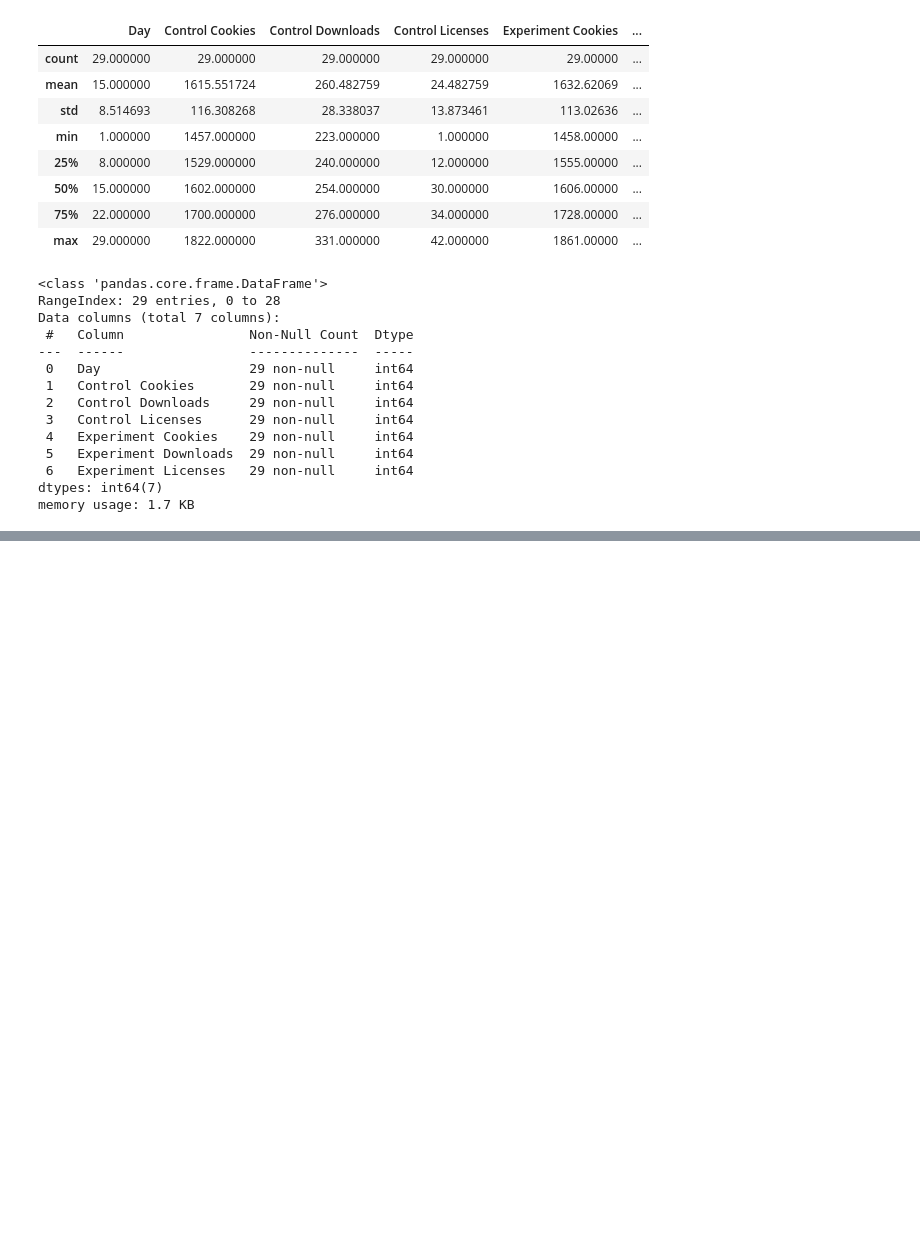
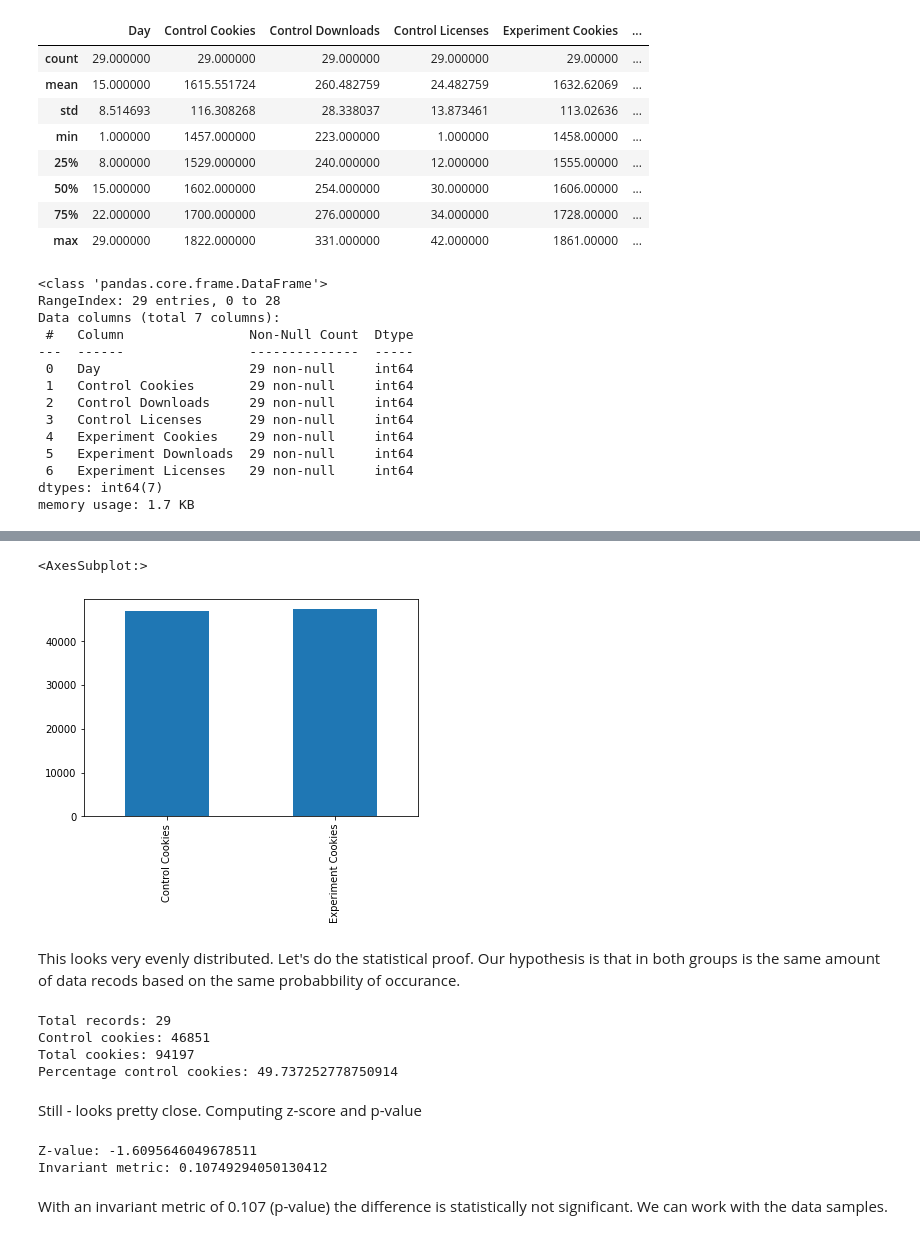
Before and after one commit to LarsTinnefeld/Homepage_experiment_testing, a Jupyter notebook: test_analysis.ipynb, the cells around one changed output, grey strips where cells are left out. Drawn from its saved outputs; the diff is of its cells as text; code cells hidden in the pictures; blank space fills up the shorter version.

Commit message:
Invariant metrics
Completed Invariant metric analysis

```diff
--- a/test_analysis.ipynb
+++ b/test_analysis.ipynb
@@ -33,0 +62,39 @@ memory usage: 1.7 KB
+# %%
+# First glace with visual
+data[['Control Cookies', 'Experiment Cookies']].sum().plot(kind='bar')
+# %% [output]
+<AxesSubplot:>
+[figure, added]
+# %% [markdown]
+This looks very evenly distributed. Let's do the statistical proof. Our hypothesis is that in both groups is the same amount of data recods based on the same probabbility of occurance.
+# %%
+# Getting total number of records
+n_records = len(data)
+# Getting the number of cookies in each group
+cookies_control = data['Control Cookies'].sum()
+cockies_experiment = data['Experiment Cookies'].sum()
+cookies_total = cookies_control + cockies_experiment
+print('Total records: {}'.format(n_records))
+print('Control cookies: {}'.format(cookies_control))
+print('Total cookies: {}'.format(cookies_total))
+print('Percentage control cookies: {}'.format(cookies_control / cookies_total * 100))
+# %% [output]
+Total records: 29
+Control cookies: 46851
+Total cookies: 94197
+Percentage control cookies: 49.737252778750914
+# %% [markdown]
+Still - looks pretty close. Computing z-score and p-value
+# %%
+p_null = 0.5
+sd = np.sqrt(p_null * (1 - p_null) * cookies_total) # Standard deviation
+z = ((cookies_control + 0.5) - p_null * cookies_total) / sd # Z-score calculation; I added a continuity correction of 0.5
+
+# This is a two-tailed test (*2); we calculate the invariant metric with the cumulative distribution function
+print('Z-value: {}'.format(z))
+print('Invariant metric: {}'.format(2 * stats.norm.cdf(z)))
+# %% [output]
+Z-value: -1.6095646049678511
+Invariant metric: 0.10749294050130412
+# %% [markdown]
+With an invariant metric of 0.107 (p-value) the difference is statistically not significant. We can work with the data samples.
```
Also changed, not shown: parts of 13 cells of this notebook.
